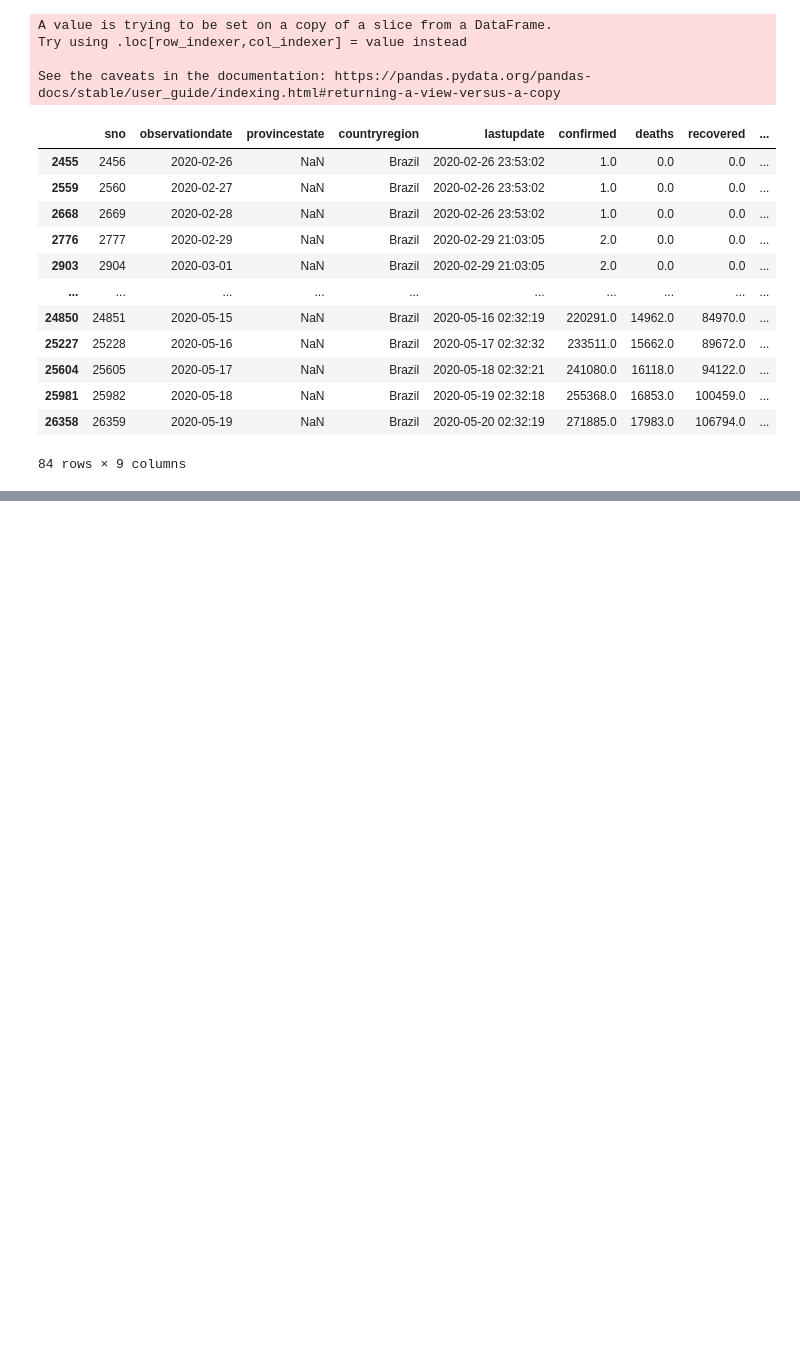
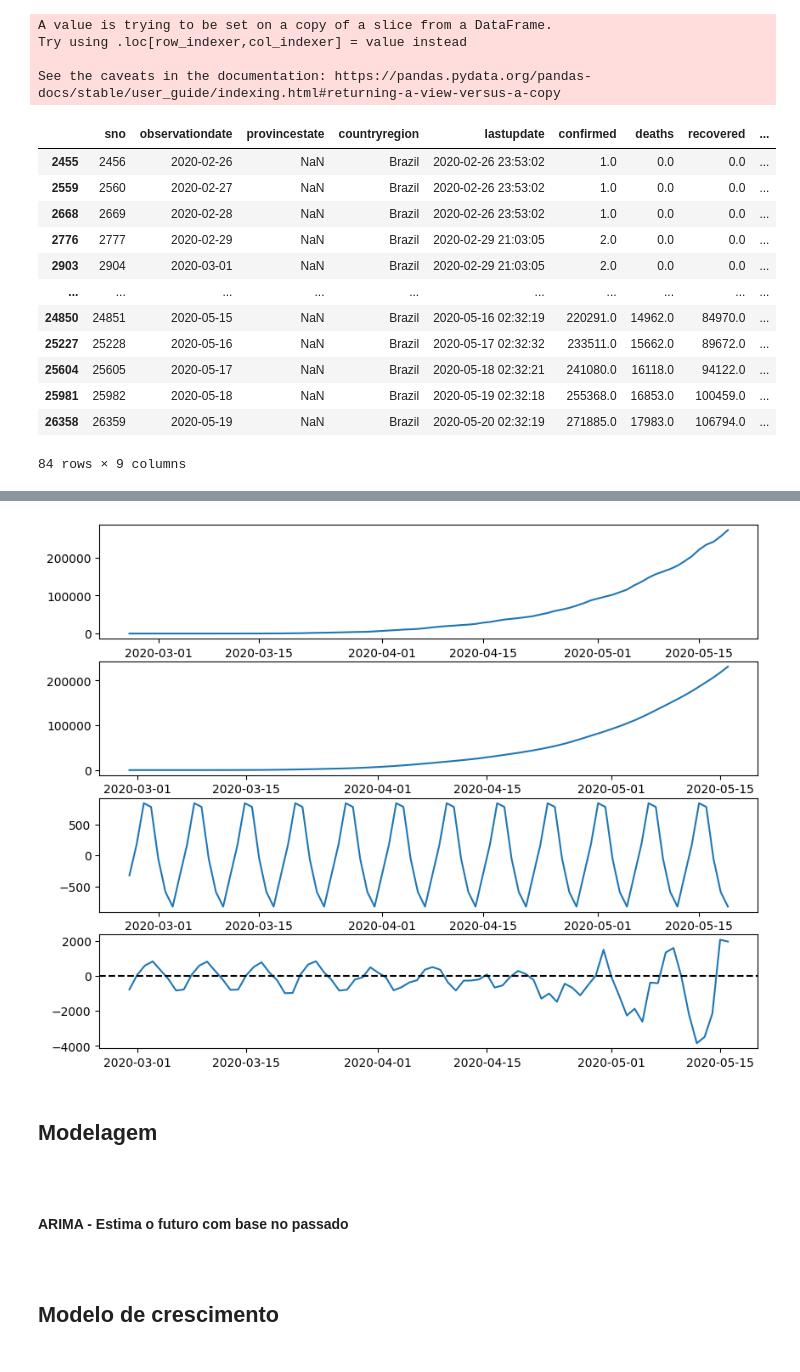
Before and after one commit to Winglite/Python, a Jupyter notebook: Desafio_MachineLearning_Python_COVID-19/Desafio_COVID19_MachineLearning.ipynb, the cells around one changed output, grey strips where cells are left out. Saved outputs shown, nothing was run; the diff lists cells and outputs as text; code cells hidden in the pictures; blank space fills up the shorter version.

Commit message:
Desafio machine learning COVID-19

```diff
--- a/Desafio_MachineLearning_Python_COVID-19/Desafio_COVID19_MachineLearning.ipynb
+++ b/Desafio_MachineLearning_Python_COVID-19/Desafio_COVID19_MachineLearning.ipynb
@@ -12,7 +12,7 @@ import plotly.express as px
 import plotly.graph_objects as go
 # %%
 # importando os dados de url
-url = 'https://github.com/neylsoncrepalde/projeto_eda_covid/blob/master/covid_19_data.csv?raw=true'
+url = 'https://github.com/Winglite/Python/blob/main/Desafio_MachineLearning_Python_COVID-19/covid_19_data.csv?raw=true'
 # %%
 df = pd.read_csv(url, parse_dates=['ObservationDate', 'Last Update'])
 df
@@ -204,0 +302,4 @@ px.line(brasil, x='observationdate', y='novoscasos', title='Novos casos por dia'
+# %%
+confirmados = brasil.confirmed
+confirmados.index = brasil.observationdate
+confirmados
@@ -204,0 +320,17 @@ px.line(brasil, x='observationdate', y='novoscasos', title='Novos casos por dia'
+# %%
+res = seasonal_decompose(confirmados)
+# %%
+fig, (ax1, ax2, ax3, ax4) = plt.subplots(4, 1, figsize=(10,8))
+
+ax1.plot(res.observed)
+ax2.plot(res.trend)
+ax3.plot(res.seasonal)
+ax4.plot(confirmados.index, res.resid)
+ax4.axhline(0, linestyle='dashed', c='black')
+plt.show()
+# %% [output]
+[figure, added]
+# %% [markdown]
+<h2>Modelagem<h2>
+# %% [markdown]
+<h4>ARIMA - Estima o futuro com base no passado<h4>
@@ -204,0 +352,2 @@ px.line(brasil, x='observationdate', y='novoscasos', title='Novos casos por dia'
+# %% [markdown]
+<h2>Modelo de crescimento<h2>
```
Also changed, not shown: parts of 19 cells of this notebook.
